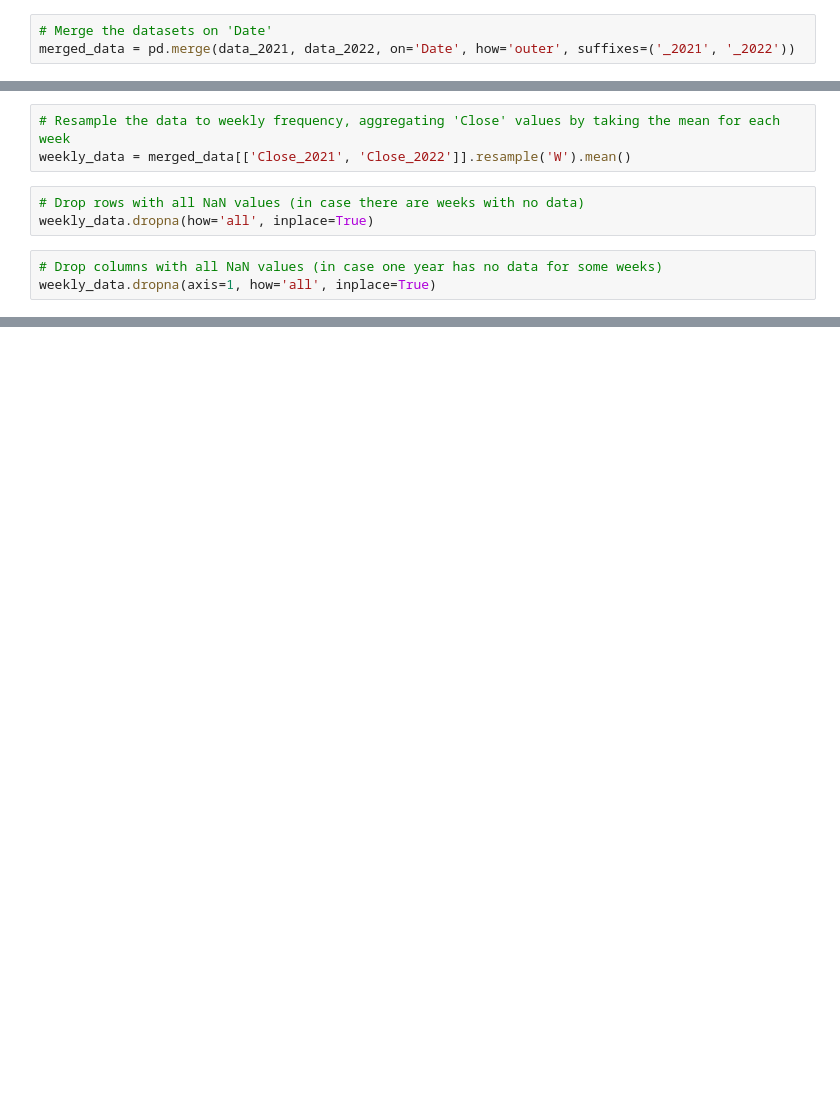
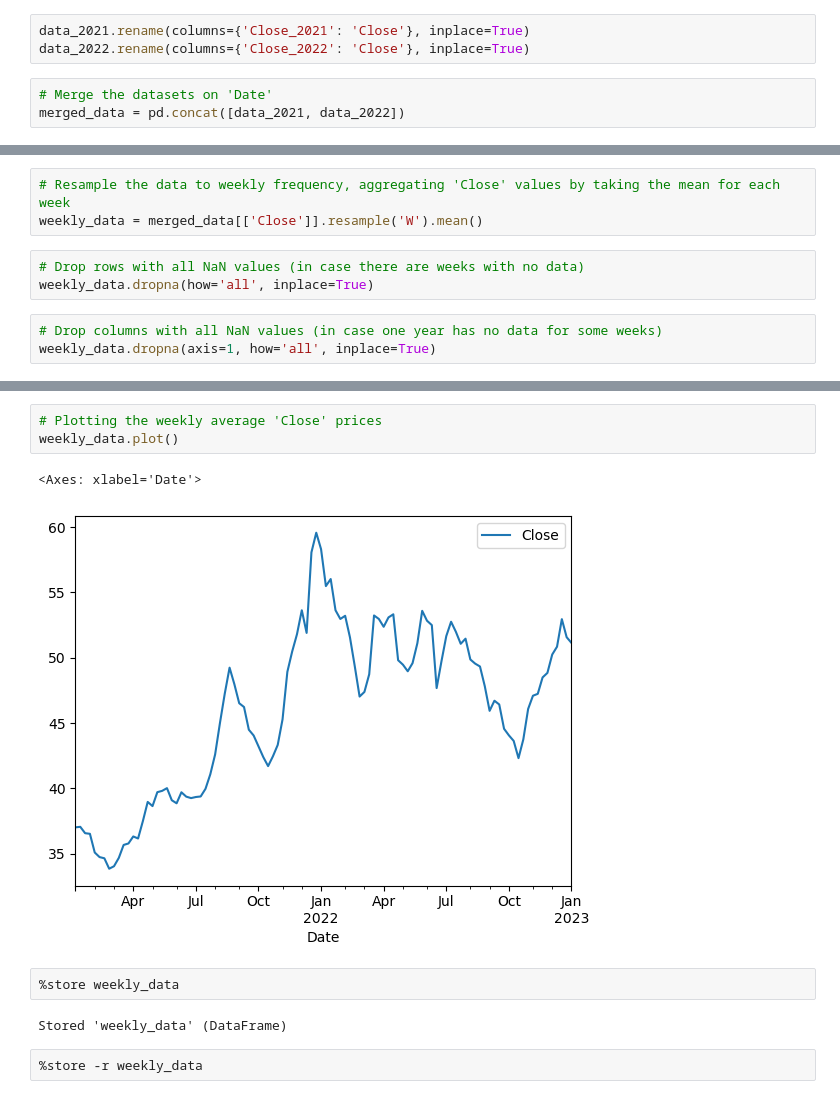
Before and after one commit to Birdfeathers/Project1--Healthcare_Devices, a Jupyter notebook: pfizer stock/pfizer.ipynb, the cells around one changed output, grey strips where cells are left out. Cells and saved outputs as stored; diff of their text form; blank space fills up the shorter version.

Commit message:
pfizer merge

```diff
--- a/pfizer stock/pfizer.ipynb
+++ b/pfizer stock/pfizer.ipynb
@@ -10,6 +10,9 @@ data_2022 = pd.read_csv('2022_stock.csv')
 # Convert 'Date' columns to datetime type
 data_2021['Date'] = pd.to_datetime(data_2021['Date'], format='%m/%d/%Y')
 data_2022['Date'] = pd.to_datetime(data_2022['Date'], format='%m/%d/%Y')
+# %%
+data_2021.rename(columns={'Close_2021': 'Close'}, inplace=True)
+data_2022.rename(columns={'Close_2022': 'Close'}, inplace=True)
 # %%
 # Merge the datasets on 'Date'
-merged_data = pd.merge(data_2021, data_2022, on='Date', how='outer', suffixes=('_2021', '_2022'))
+merged_data = pd.concat([data_2021, data_2022])
@@ -19,7 +38,7 @@ merged_data.set_index('Date', inplace=True)
 merged_data.sort_index(inplace=True)
 # %%
 # Resample the data to weekly frequency, aggregating 'Close' values by taking the mean for each week
-weekly_data = merged_data[['Close_2021', 'Close_2022']].resample('W').mean()
+weekly_data = merged_data[['Close']].resample('W').mean()
 # %%
 # Drop rows with all NaN values (in case there are weeks with no data)
 weekly_data.dropna(how='all', inplace=True)
@@ -57,0 +65,12 @@ plt.show()
+# %%
+# Plotting the weekly average 'Close' prices
+weekly_data.plot()
+# %% [output]
+<Axes: xlabel='Date'>
+[figure, added]
+# %%
+%store weekly_data
+# %% [output]
+Stored 'weekly_data' (DataFrame)
+# %%
+%store -r weekly_data
```
Also changed, not shown: parts of 4 cells of this notebook, 2 other files.
